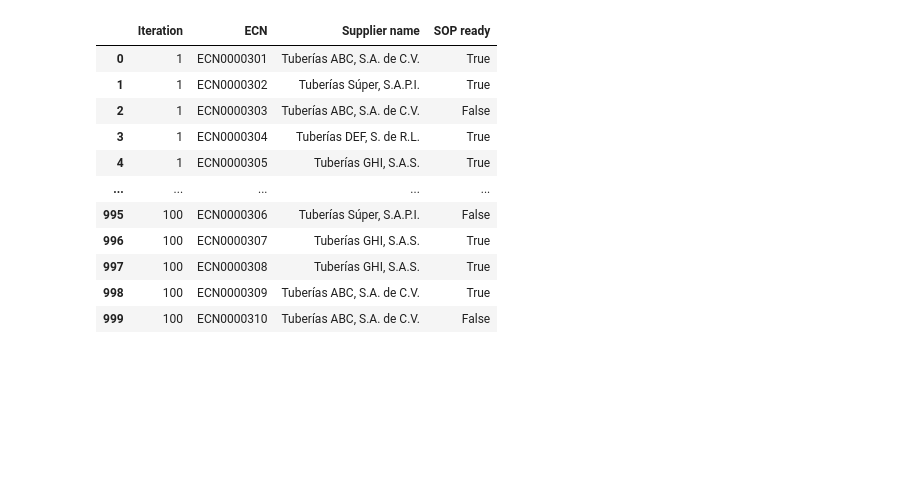
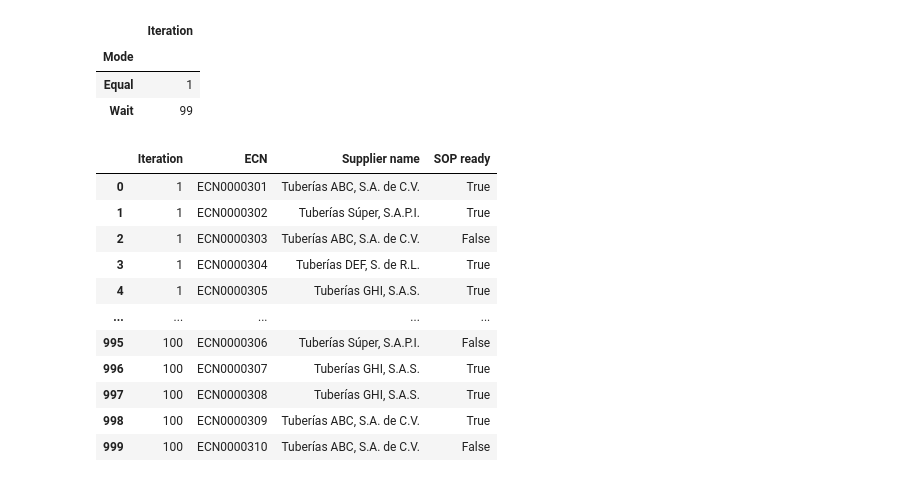
Before and after one commit to rubusarbaro/supplier-selection_fuzzy-logic_thesis, a Jupyter notebook: Calc.ipynb, the cells around one changed output. Cells and saved outputs as stored; diff of their text form; code cells hidden in the pictures; blank space fills up the shorter version.

```diff
--- a/Calc.ipynb
+++ b/Calc.ipynb
@@ -8,6 +10,43 @@ supplier-selection_fuzzy-logic_thesis
 # %%
 import pandas as pd
 from statistics import mean, stdev
+# %%
+scenario1_fuzzy_df_1 = pd.read_excel("supplier-selection_fuzzy-logic_thesis/Results/Scenario1/Scenario1_Fuzzy_evaluation_results_(including_new).xlsx")
+scenario1_fuzzy_df_1 = scenario1_fuzzy_df_1.drop(["Unnamed: 0"], axis=1)
+scenario1_fuzzy_df_1 = scenario1_fuzzy_df_1[scenario1_fuzzy_df_1["Supplier ID"] == 10000082]
+#scenario1_fuzzy_df_1 = scenario1_fuzzy_df_1[scenario1_fuzzy_df_1["Iteration"] == 1]
+#scenario1_fuzzy_df_1[["Iteration", "Action"]].groupby("Action").count()
+
+table = {
+    "Iteration": [],
+    "Implement": [],
+    "Wait": [],
+    "Mode": []
+}
+
+for i in range(1,101):
+    df = scenario1_fuzzy_df_1[scenario1_fuzzy_df_1["Iteration"] == i]
+    implement_qty = len(df[df["Action"] == "Implement"])
+    wait_qty = len(df[df["Action"] == "Wait"])
+
+    if implement_qty == wait_qty:
+        mode = "Equal"
+    elif implement_qty > wait_qty:
+        mode = "Implement"
+    else:
+        mode = "Wait"
+
+    table["Iteration"].append(i)
+    table["Implement"].append(implement_qty)
+    table["Wait"].append(wait_qty)
+    table["Mode"].append(mode)
+
+pd.DataFrame(data=table)[["Iteration", "Mode"]].groupby("Mode").count()
+# %% [output]
+|  | Iteration |
+| Mode |  |
+| Equal | 1 |
+| Wait | 99 |
 # %%
 df = pd.read_excel("Implementation_results-random_uniform-27102025215801.xlsx")
 df = df.drop(["Unnamed: 0.1", "Unnamed: 0"], axis=1)
```
Also changed, not shown: parts of 3 cells of this notebook.
